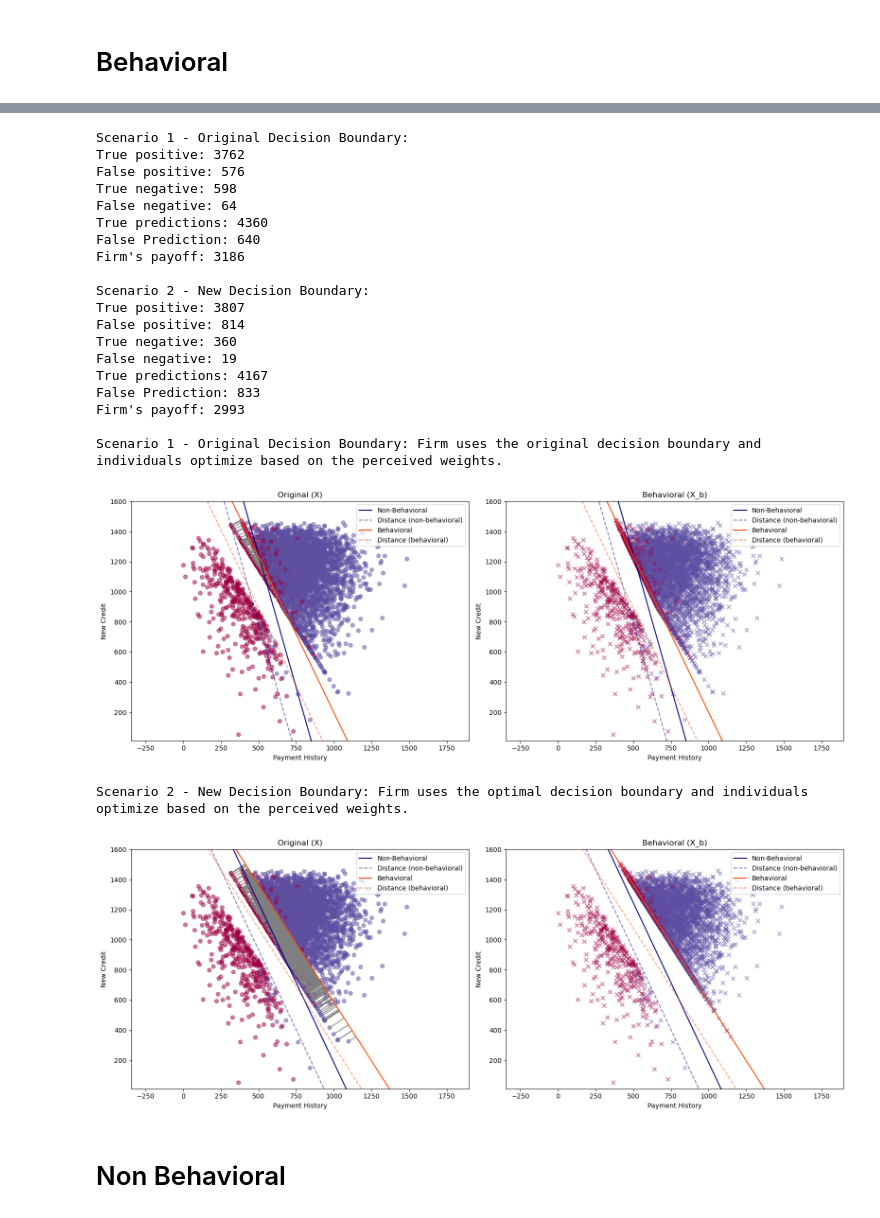
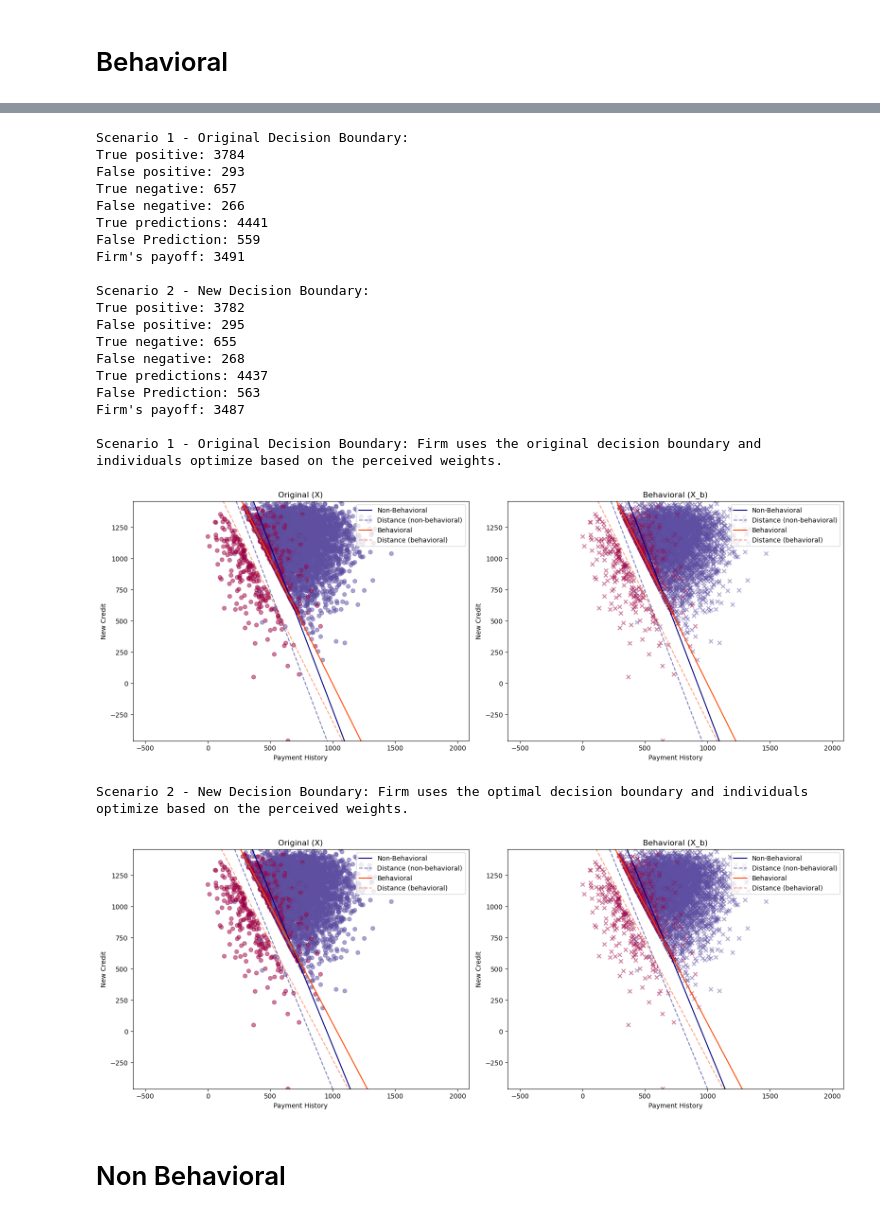
Before and after one commit to RamanEbrahimi/Research, a Jupyter notebook: Explainable AI/simulation_V2.ipynb, the cells around one changed output, grey strips where cells are left out. Cells and saved outputs as stored; diff of their text form; code cells hidden in the pictures.

Commit message:
new plots

```diff
--- a/Explainable AI/simulation_V2.ipynb
+++ b/Explainable AI/simulation_V2.ipynb
@@ -609,10 +511,10 @@ Threshold: -738.6877121395413
 # %%
 # plot with create_side_by_side_plots_with_arrows(dataset1, dataset2, labels, title1, title2, feature1=feature1, feature2=feature2, mode='NB')
-# create_side_by_side_plots_with_arrows(X_0, X_b_updates_new, y_0, 'Original (X)', 'Behavioral (X_b)', beta_vis_0, threshold_vis_0, B, gamma, mode='B')
+# create_side_by_side_plots_with_arrows(X_0, X_b_updates_new, y_0, 'Original (X)', 'Behavioral (X_b)', beta_og_0, threshold_vis_0, B, gamma, mode='B')
 
-beta_vis_0, threshold_vis_0 = logistic_regression_with_sum_constraint(X_0, y_0)
-perceived_weights_vis_0 = behavioral(beta_vis_0, gamma=gamma)
-perceived_weights_vis_b = behavioral(beta_vis, gamma=gamma)
+beta_og_0, threshold_vis_0 = logistic_regression_with_sum_constraint(X_0, y_0)
+perceived_weights_vis_0 = behavioral(beta_og_0, gamma=gamma)
+perceived_weights_vis_b = behavioral(beta_og, gamma=gamma)
 
 # plot the line separating the new decision boundary on X_b_updates
 fig, ax = plt.subplots(figsize=(8, 6))
@@ -628,8 +530,8 @@ ax.set_ylim(10, 1600)
 ax.set_xlim(10, 1600)
 
 x_vals = np.array(ax.get_xlim())
-y_vals_b = -(threshold_vis + beta_vis[0] * x_vals) / beta_vis[1]
-y_vals_og = -(threshold_vis_0 + beta_vis_0[0] * x_vals) / beta_vis_0[1]
+y_vals_b = -(threshold_vis + beta_og[0] * x_vals) / beta_og[1]
+y_vals_og = -(threshold_vis_0 + beta_og_0[0] * x_vals) / beta_og_0[1]
 y_vals_b_perc = -(threshold_vis + perceived_weights_vis_b[0] * x_vals) / perceived_weights_vis_b[1]
 y_vals_og_perc = -(threshold_vis_0 + perceived_weights_vis_0[0] * x_vals) / perceived_weights_vis_0[1]
 ax.plot(x_vals, y_vals_b, color='limegreen', label='New Decision Boundary')
@@ -647,14 +549,14 @@ X_scenario_1 = X_b_updates.copy()
 for index_b, row_b in X_scenario_1.iterrows():
     if abs((row_b @ perceived_weights_vis_0) + threshold_vis_0) <= B:
         if not classifier(row_b.values, perceived_weights_vis_0, threshold_vis_0):
-            X_scenario_1.loc[index_b] = agent_optimization(row_b.values, beta_vis_0, threshold_vis_0, mode='perceived', gamma=gamma)
+            X_scenario_1.loc[index_b] = agent_optimization(row_b.values, beta_og_0, threshold_vis_0, mode='perceived', gamma=gamma)
 
 # If the firm announced the new DB:
 X_scenario_2 = X_b_updates.copy()
 for index_b, row_b in X_scenario_2.iterrows():
     if abs((row_b @ perceived_weights_vis_b) + threshold_vis) <= B:
         if not classifier(row_b.values, perceived_weights_vis_b, threshold_vis):
-            X_scenario_2.loc[index_b] = agent_optimization(row_b.values, beta_vis, threshold_vis, mode='perceived', gamma=gamma)
+            X_scenario_2.loc[index_b] = agent_optimization(row_b.values, beta_og, threshold_vis, mode='perceived', gamma=gamma)
 
 TP_b_s1 = 0
 FP_b_s1 = 0
@@ -667,65 +569,65 @@ TN_b_s2 = 0
 FN_b_s2 = 0
 
 for index, row in X_scenario_1.iterrows():
-    TP_b_s1 += classifier(row.values, beta_vis_0, threshold_vis_0) and y_0.loc[index]
-    FP_b_s1 += classifier(row.values, beta_vis_0, threshold_vis_0) and not y_0.loc[index]
-    TN_b_s1 += not classifier(row.values, beta_vis_0, threshold_vis_0) and not y_0.loc[index]
-    FN_b_s1 += not classifier(row.values, beta_vis_0, threshold_vis_0) and y_0.loc[index]
+    TP_b_s1 += classifier(row.values, beta_og_0, threshold_vis_0) and y_0.loc[index]
+    FP_b_s1 += classifier(row.values, beta_og_0, threshold_vis_0) and not y_0.loc[index]
+    TN_b_s1 += not classifier(row.values, beta_og_0, threshold_vis_0) and not y_0.loc[index]
+    FN_b_s1 += not classifier(row.values, beta_og_0, threshold_vis_0) and y_0.loc[index]
 
 for index, row in X_scenario_2.iterrows():
-    TP_b_s2 += classifier(row.values, beta_vis, threshold_vis) and y_0.loc[index]
-    FP_b_s2 += classifier(row.values, beta_vis, threshold_vis) and not y_0.loc[index]
-    TN_b_s2 += not classifier(row.values, beta_vis, threshold_vis) and not y_0.loc[index]
-    FN_b_s2 += not classifier(row.values, beta_vis, threshold_vis) and y_0.loc[index]
+    TP_b_s2 += classifier(row.values, beta_og, threshold_vis) and y_0.loc[index]
+    FP_b_s2 += classifier(row.values, beta_og, threshold_vis) and not y_0.loc[index]
+    TN_b_s2 += not classifier(row.values, beta_og, threshold_vis) and not y_0.loc[index]
+    FN_b_s2 += not classifier(row.values, beta_og, threshold_vis) and y_0.loc[index]
 
 firm_payoff_b_s1 = TP_b_s1 - FP_b_s1
 firm_payoff_b_s2 = TP_b_s2 - FP_b_s2
 
 print("\nScenario 1 - Original Decision Boundary:")
 print(f"True positive: {TP_b_s1}")
 print(f"False positive: {FP_b_s1}")
 print(f"True negative: {TN_b_s1}")
 print(f"False negative: {FN_b_s1}")
 print(f"True predictions: {TN_b_s1+TP_b_s1}")
 print(f"False Prediction: {FP_b_s1+FN_b_s1}")
 print(f"Firm's payoff: {firm_payoff_b_s1}")
 
 print("\nScenario 2 - New Decision Boundary:")
 print(f"True positive: {TP_b_s2}")
 print(f"False positive: {FP_b_s2}")
 print(f"True negative: {TN_b_s2}")
 print(f"False negative: {FN_b_s2}")
 print(f"True predictions: {TN_b_s2+TP_b_s2}")
 print(f"False Prediction: {FP_b_s2+FN_b_s2}")
 print(f"Firm's payoff: {firm_payoff_b_s2}")
 
 print("\nScenario 1 - Original Decision Boundary: Firm uses the original decision boundary and individuals optimize based on the perceived weights.")
-create_side_by_side_plots_with_arrows(X_b_updates, X_scenario_1, y_0, 'Original (X)', 'Behavioral (X_b)', beta_vis_0, threshold_vis_0, B, gamma, mode='B')
+create_side_by_side_plots_with_arrows(X_b_updates, X_scenario_1, y_0, 'Original (X)', 'Behavioral (X_b)', beta_og_0, threshold_vis_0, B, gamma, feature1=feature1, feature2=feature2, mode='B')
 print("Scenario 2 - New Decision Boundary: Firm uses the optimal decision boundary and individuals optimize based on the perceived weights.")
-create_side_by_side_plots_with_arrows(X_b_updates, X_scenario_2, y_0, 'Original (X)', 'Behavioral (X_b)', beta_vis, threshold_vis, B, gamma, mode='B')
+create_side_by_side_plots_with_arrows(X_b_updates, X_scenario_2, y_0, 'Original (X)', 'Behavioral (X_b)', beta_og, threshold_vis, B, gamma, feature1=feature1, feature2=feature2, mode='B')
 # %% [output]
 Scenario 1 - Original Decision Boundary:
-True positive: 3762
-False positive: 576
-True negative: 598
-False negative: 64
-True predictions: 4360
-False Prediction: 640
-Firm's payoff: 3186
+True positive: 3784
+False positive: 293
+True negative: 657
+False negative: 266
+True predictions: 4441
+False Prediction: 559
+Firm's payoff: 3491
 
 Scenario 2 - New Decision Boundary:
-True positive: 3807
-False positive: 814
-True negative: 360
-False negative: 19
-True predictions: 4167
-False Prediction: 833
-Firm's payoff: 2993
+True positive: 3782
+False positive: 295
+True negative: 655
+False negative: 268
+True predictions: 4437
+False Prediction: 563
+Firm's payoff: 3487
 
 Scenario 1 - Original Decision Boundary: Firm uses the original decision boundary and individuals optimize based on the perceived weights.
-[figure, old version]
+[figure, new version]
 Scenario 2 - New Decision Boundary: Firm uses the optimal decision boundary and individuals optimize based on the perceived weights.
-[figure, old version]
+[figure, new version]
 # %% [markdown]
 # Non Behavioral
 # %%
```
Also changed, not shown: parts of 14 cells of this notebook, 2 other files.
